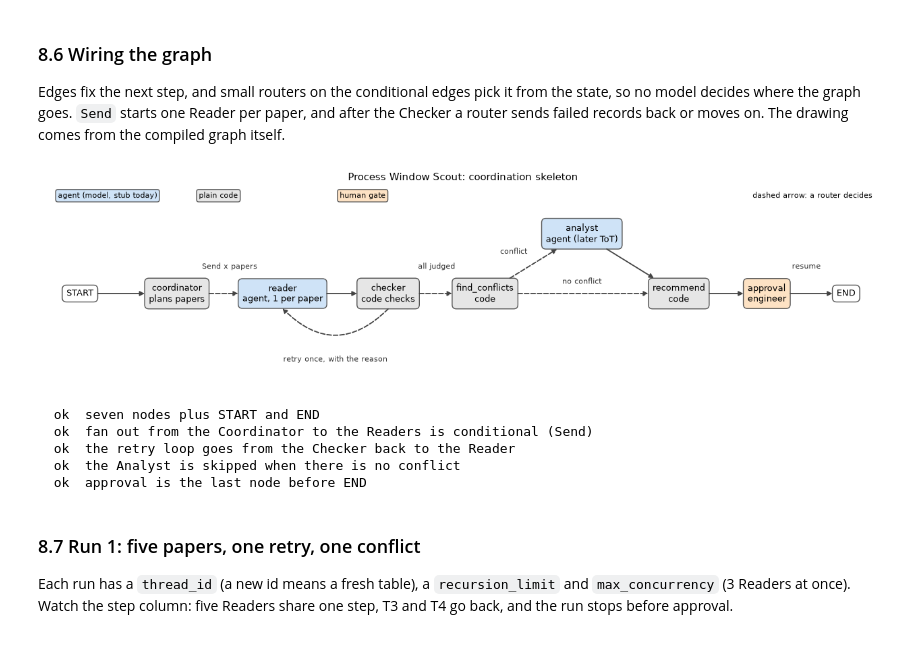
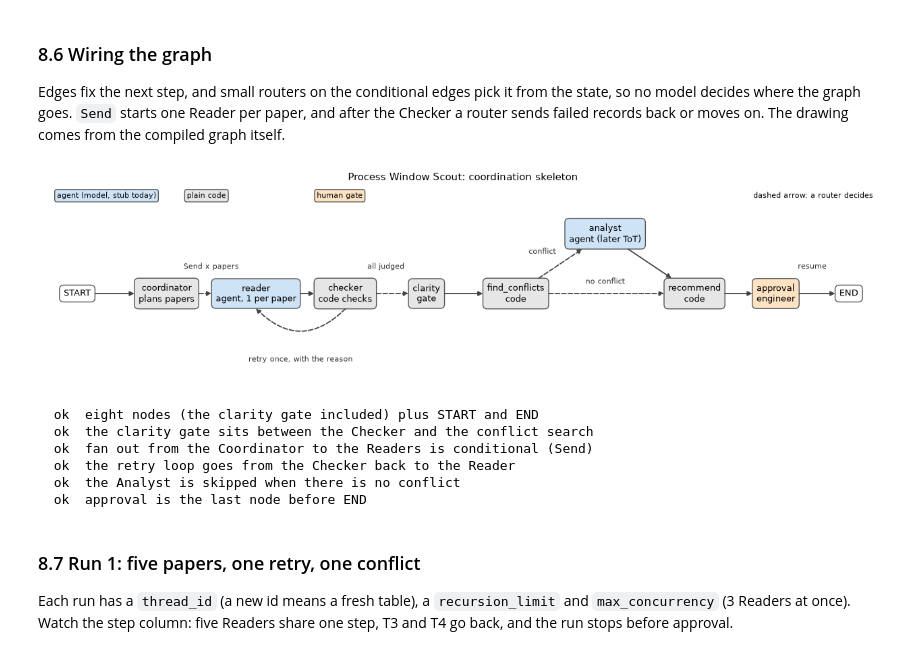
Before and after one commit to chinmayphutela95-spec/process-window-scout, a Jupyter notebook: notebooks/process_window_scout.ipynb, the cells around one changed output. Drawn from its saved outputs; the diff is of its cells as text; code cells hidden in the pictures.

```diff
--- a/notebooks/process_window_scout.ipynb
+++ b/notebooks/process_window_scout.ipynb
@@ -4001,0 +4083,17 @@ check("without a retry loop nothing is left in 'retry'", not any(r["status"] ==
+# %%
+# Tests for 6.8 (made-up passages, code only)
+CHUNK_TEXT.update({"G-T1": "The densest part, about 99.9 %, came from 200 W.", "G-T2": "At 180 W the part reached 99.6 % relative density.",
+                   "G-T3": "A density of 99.7 % was reached at an energy density of 90 J/mm3.",
+                   "G-TAB": "Table 9 Relative density.\nSample | Relative density (%)\nA1 | ~99.2\nA2 | 99.4"})
+CHUNK_KIND.update({"G-T1": "text", "G-T2": "text", "G-T3": "text", "G-TAB": "table"})
+_g = lambda cid, v, label="", P=None: clarity_check({"chunk_ids": [cid], "sample_label": label,
+                                                     "printed": {"value_pct": v, "power": P, "speed": None}})
+check("rule 1: 'about 99.9' is not an exact number", _g("G-T1", 99.9, P=200)["status"] == "unclear, not used")
+check("an exact value in a sentence that names its power passes", _g("G-T2", 99.6, P=180)["status"] == "verified")
+check("rule 2: a sentence tied only through an energy density fails", "energy density" in _g("G-T3", 99.7, P=150)["reason"])
+check("rule 1 in a table: '~99.2' fails, '99.4' passes", _g("G-TAB", 99.2, "A1")["status"] != "verified" and _g("G-TAB", 99.4, "A2")["status"] == "verified")
+check("rule 3: '2 wt% TiC/316L' is not plain 316L, '316L (0 wt% TiC)' is",
+      clarity_check({"sample_label": "2 wt% TiC/316L", "chunk_ids": [], "printed": {}})["status"] == "not plain 316L"
+      and clarity_check({"sample_label": "316L (0 wt% TiC)", "chunk_ids": ["G-T2"], "printed": {"value_pct": 99.6, "power": 180, "speed": None}})["status"] == "verified")
+for _c in ("G-T1", "G-T2", "G-T3", "G-TAB"):
+    CHUNK_TEXT.pop(_c), CHUNK_KIND.pop(_c)
@@ -4716,6 +4820,7 @@ OWNERS = {
     "checker": {"checks", "status", "reason"},
     "analyst": {"analyst_note"},
     "coordinator": {"scope"},                   # "adjacent" for records from the one wider search (8.14)
+    "gate": {"status", "reason"},               # the clarity gate (6.8) may only take a record out of use
 }
 
 
@@ -5187,6 +5317,7 @@ class ScoutState(TypedDict, total=False):
     request: dict                                          # from the engineer: alloy, layer thickness, target
     papers: list[str]                                      # Coordinator
     records: Annotated[list[dict], merge_records]          # evidence table: Reader, Checker, Analyst (own fields)
+    set_aside: list[dict]                                  # clarity gate (6.8): papers with no clearly reported density
     widened: dict                                          # Coordinator (code): the one wider search (8.14)
     conflicts: list[dict]                                  # Coordinator (code)
     explanations: list[dict]                               # Analyst
@@ -5228,6 +5359,7 @@ def build_scout_graph(reader_model, analyst_model, library, checkpointer=None, j
     g.add_node("coordinator", partial(coordinator_node, library=library))
     g.add_node("reader", partial(reader_node, model=reader_model, library=library))
     g.add_node("checker", partial(checker_node, library=library, judge=judge))
+    g.add_node("clarity", clarity_node)                                                # the clarity gate of 6.8
     g.add_node("find_conflicts", find_conflicts_node)
     g.add_node("analyst", partial(analyst_node, model=analyst_model))
     g.add_node("recommend", recommend_with_memory if guardrails else recommend_node)     # the memory versions are in Part 9
@@ -5240,12 +5372,14 @@ def build_scout_graph(reader_model, analyst_model, library, checkpointer=None, j
         g.add_edge(START, "coordinator")
     g.add_conditional_edges("coordinator", send_readers, ["reader"])
     g.add_edge("reader", "checker")
-    if widen:      # the router's "find_conflicts" now leads to the wider search first, then on to the conflicts
+    # The router's "find_conflicts" leads to the clarity gate first, then (with widen=True) the wider search.
+    g.add_conditional_edges("checker", route_after_check, {"reader": "reader", "find_conflicts": "clarity"})
+    if widen:
         g.add_node("widen", widen_node)
-        g.add_conditional_edges("checker", route_after_check, {"reader": "reader", "find_conflicts": "widen"})
+        g.add_edge("clarity", "widen")
         g.add_edge("widen", "find_conflicts")
     else:
-        g.add_conditional_edges("checker", route_after_check, ["reader", "find_conflicts"])
+        g.add_edge("clarity", "find_conflicts")
     g.add_conditional_edges("find_conflicts", route_after_conflicts, ["analyst", "recommend"])
     g.add_edge("analyst", "recommend")
     g.add_edge("recommend", "approval")
@@ -5254,15 +5388,15 @@ def build_scout_graph(reader_model, analyst_model, library, checkpointer=None, j
 
 
 # Drawing: positions and labels for this graph. Colours: agent (model), code, human.
-KIND = {"coordinator": "code", "reader": "agent", "checker": "code", "find_conflicts": "code",
+KIND = {"coordinator": "code", "reader": "agent", "checker": "code", "clarity": "code", "find_conflicts": "code",
         "analyst": "agent", "recommend": "code", "approval": "human"}
-SUBTITLE = {"coordinator": "plans papers", "reader": "agent, 1 per paper", "checker": "code checks",
+SUBTITLE = {"coordinator": "plans papers", "reader": "agent, 1 per paper", "checker": "code checks", "clarity": "gate",
             "find_conflicts": "code", "analyst": "agent (later ToT)", "recommend": "code", "approval": "engineer"}
 COLOR = {"agent": "#cfe3f7", "code": "#e6e6e6", "human": "#fde2c4", "end": "#ffffff"}
-POS = {"__start__": (0, 0), "coordinator": (2.2, 0), "reader": (4.6, 0), "checker": (7, 0), "find_conflicts": (9.2, 0),
-       "analyst": (11.4, 1), "recommend": (13.6, 0), "approval": (15.6, 0), "__end__": (17.4, 0)}
+POS = {"__start__": (0, 0), "coordinator": (2.2, 0), "reader": (4.4, 0), "checker": (6.6, 0), "clarity": (8.6, 0),
+       "find_conflicts": (10.8, 0), "analyst": (13.0, 1), "recommend": (15.2, 0), "approval": (17.2, 0), "__end__": (19.0, 0)}
 EDGE_LABEL = {("coordinator", "reader"): ("Send x papers", 0, 0.45), ("checker", "reader"): ("retry once, with the reason", 0, -1.1),
-              ("checker", "find_conflicts"): ("all judged", 0, 0.45), ("find_conflicts", "analyst"): ("conflict", -0.45, 0.2),
+              ("checker", "clarity"): ("all judged", 0, 0.45), ("find_conflicts", "analyst"): ("conflict", -0.45, 0.2),
               ("find_conflicts", "recommend"): ("no conflict", 0, 0.2), ("approval", "__end__"): ("resume", 0, 0.45)}
 
 
@@ -5270,7 +5404,7 @@ def draw_graph(compiled, title="Process Window Scout: coordination skeleton"):
     """Draw the compiled graph from its own node and edge list. Dashed = conditional edge (a router decides)."""
     G = compiled.get_graph()
     fig, ax = plt.subplots(figsize=(16, 3.8))
-    ax.set_xlim(-0.8, 18.2)
+    ax.set_xlim(-0.8, 19.8)
     ax.set_ylim(-1.5, 1.8)
     ax.axis("off")
     boxes = {}
@@ -5287,46 +5421,49 @@ def draw_graph(compiled, title="Process Window Scout: coordination skeleton"):
         half[n] = ((xb - xa) / 2, (yb - ya) / 2)
 
     def border(n, toward):                                # where the line from n's centre to 'toward' leaves n's box
         (cx, cy), (hw, hh) = POS[n], half[n]
         dx, dy = toward[0] - cx, toward[1] - cy
         s = min(hw / abs(dx) if dx else float("inf"), hh / abs(dy) if dy else float("inf"))
         return cx + dx * s, cy + dy * s
 
     for e in G.edges:
         a, b = POS[e.source], POS[e.target]
         style = dict(arrowstyle="-|>", color="#444", lw=1.3, linestyle="--" if e.conditional else "-", shrinkA=0, shrinkB=0)
         if b[0] < a[0]:                                   # the retry loop runs backwards: an arc under the boxes
             start, end = (a[0], a[1] - half[e.source][1]), (b[0], b[1] - half[e.target][1])
             style["connectionstyle"] = "arc3,rad=-0.5"
         else:
             start, end = border(e.source, b), border(e.target, a)
         ax.annotate("", xy=end, xytext=start, arrowprops=style)
         if (e.source, e.target) in EDGE_LABEL:
             text, dx, dy = EDGE_LABEL[(e.source, e.target)]
             ax.text((a[0] + b[0]) / 2 + dx, (a[1] + b[1]) / 2 + dy, text, ha="center", va="center", fontsize=8, color="#333")
     for i, (k, lab) in enumerate([("agent", "agent (model, stub today)"), ("code", "plain code"), ("human", "human gate")]):
         ax.text(-0.5 + 3.2 * i, 1.6, lab, fontsize=8, bbox=dict(boxstyle="round", fc=COLOR[k], ec="#555"))
-    ax.text(18, 1.6, "dashed arrow: a router decides", fontsize=8, ha="right")
+    ax.text(19.6, 1.6, "dashed arrow: a router decides", fontsize=8, ha="right")
     ax.set_title(title, fontsize=11)
     plt.show()
 
 
 preview_graph = build_scout_graph(ScriptedModel("reader", READER_SCRIPT), ScriptedModel("analyst", ANALYST_SCRIPT),
                                   TEST_LIBRARY, checkpointer=InMemorySaver())
 draw_graph(preview_graph)
 # %% [output]
-[figure, old version]
+[figure, new version]
 # %%
 # Tests for 8.6: the compiled graph has exactly the planned shape
 G = preview_graph.get_graph()
 edges = {(e.source, e.target, e.conditional) for e in G.edges}
-check("seven nodes plus START and END", set(G.nodes) == set(POS))
+check("eight nodes (the clarity gate included) plus START and END", set(G.nodes) == set(POS))
+check("the clarity gate sits between the Checker and the conflict search",
+      ("checker", "clarity", True) in edges and ("clarity", "find_conflicts", False) in edges)
 check("fan out from the Coordinator to the Readers is conditional (Send)", ("coordinator", "reader", True) in edges)
 check("the retry loop goes from the Checker back to the Reader", ("checker", "reader", True) in edges)
 check("the Analyst is skipped when there is no conflict", ("find_conflicts", "recommend", True) in edges)
 check("approval is the last node before END", ("approval", "__end__", False) in edges)
 # %% [output]
-  ok  seven nodes plus START and END
+  ok  eight nodes (the clarity gate included) plus START and END
+  ok  the clarity gate sits between the Checker and the conflict search
   ok  fan out from the Coordinator to the Readers is conditional (Send)
   ok  the retry loop goes from the Checker back to the Reader
   ok  the Analyst is skipped when there is no conflict
```
Also changed, not shown: parts of 53 cells of this notebook.
